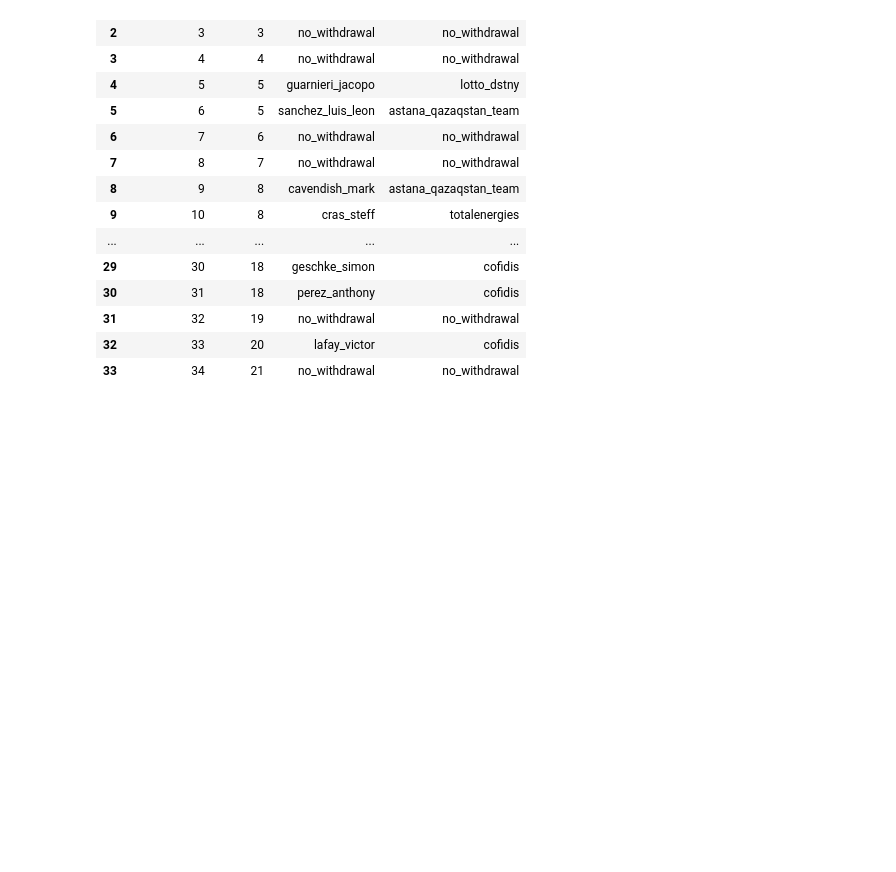
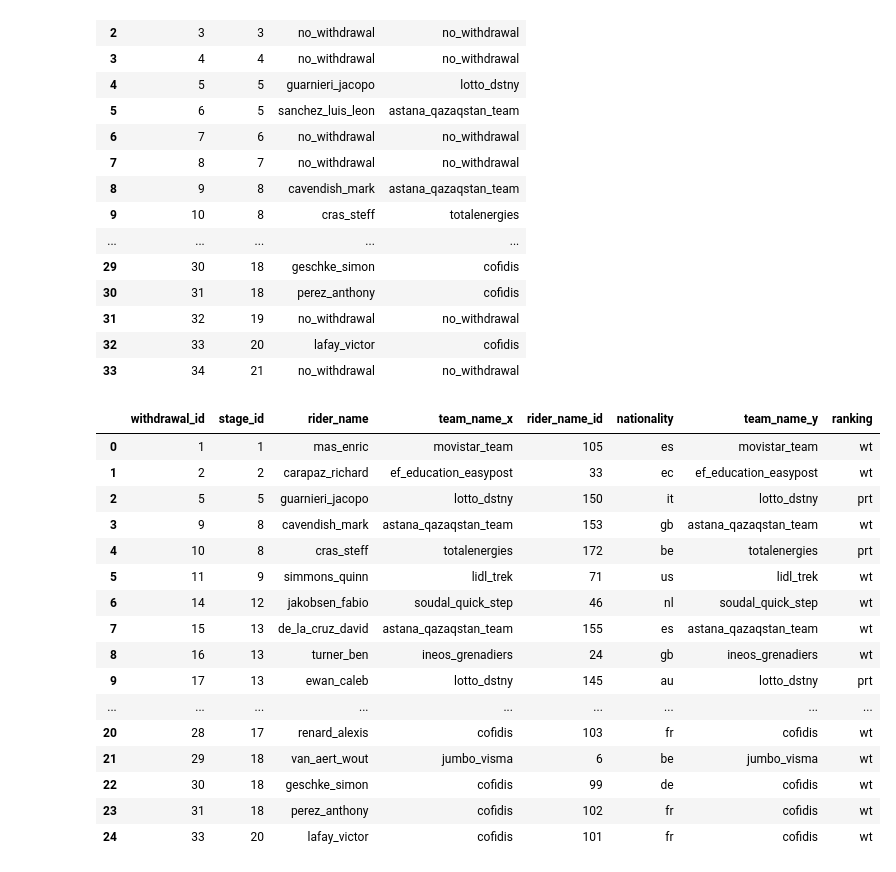
Before and after one commit to luisgh87/w4-project_ETL, a Jupyter notebook: le_grande_boucle.ipynb, the cells around one changed output. Cells and saved outputs as stored; diff of their text form; code cells hidden in the pictures; blank space fills up the shorter version.

```diff
--- a/le_grande_boucle.ipynb
+++ b/le_grande_boucle.ipynb
@@ -1746,3 +1814,27 @@ withdrawals_df
 | 31 | 32 | 19 | no_withdrawal | no_withdrawal |
 | 32 | 33 | 20 | lafay_victor | cofidis |
 | 33 | 34 | 21 | no_withdrawal | no_withdrawal |
+# %%
+# hacer un merge de la columna "rider_name_id" de startlist_df con la columna "rider_name" de withdrawals_df
+
+withdrawals_df2 = pd.merge(withdrawals_df, startlist_df, on='rider_name')
+
+withdrawals_df2
+# %% [output]
+|  | withdrawal_id | stage_id | rider_name | team_name_x | rider_name_id | nationality | team_name_y | ranking |
+| 0 | 1 | 1 | mas_enric | movistar_team | 105 | es | movistar_team | wt |
+| 1 | 2 | 2 | carapaz_richard | ef_education_easypost | 33 | ec | ef_education_easypost | wt |
+| 2 | 5 | 5 | guarnieri_jacopo | lotto_dstny | 150 | it | lotto_dstny | prt |
+| 3 | 9 | 8 | cavendish_mark | astana_qazaqstan_team | 153 | gb | astana_qazaqstan_team | wt |
+| 4 | 10 | 8 | cras_steff | totalenergies | 172 | be | totalenergies | prt |
+| 5 | 11 | 9 | simmons_quinn | lidl_trek | 71 | us | lidl_trek | wt |
+| 6 | 14 | 12 | jakobsen_fabio | soudal_quick_step | 46 | nl | soudal_quick_step | wt |
+| 7 | 15 | 13 | de_la_cruz_david | astana_qazaqstan_team | 155 | es | astana_qazaqstan_team | wt |
+| 8 | 16 | 13 | turner_ben | ineos_grenadiers | 24 | gb | ineos_grenadiers | wt |
+| 9 | 17 | 13 | ewan_caleb | lotto_dstny | 145 | au | lotto_dstny | prt |
+| ... | ... | ... | ... | ... | ... | ... | ... | ... |
+| 20 | 28 | 17 | renard_alexis | cofidis | 103 | fr | cofidis | wt |
+| 21 | 29 | 18 | van_aert_wout | jumbo_visma | 6 | be | jumbo_visma | wt |
+| 22 | 30 | 18 | geschke_simon | cofidis | 99 | de | cofidis | wt |
+| 23 | 31 | 18 | perez_anthony | cofidis | 102 | fr | cofidis | wt |
+| 24 | 33 | 20 | lafay_victor | cofidis | 101 | fr | cofidis | wt |
```
Also changed, not shown: parts of 6 cells of this notebook, 2 other files.
